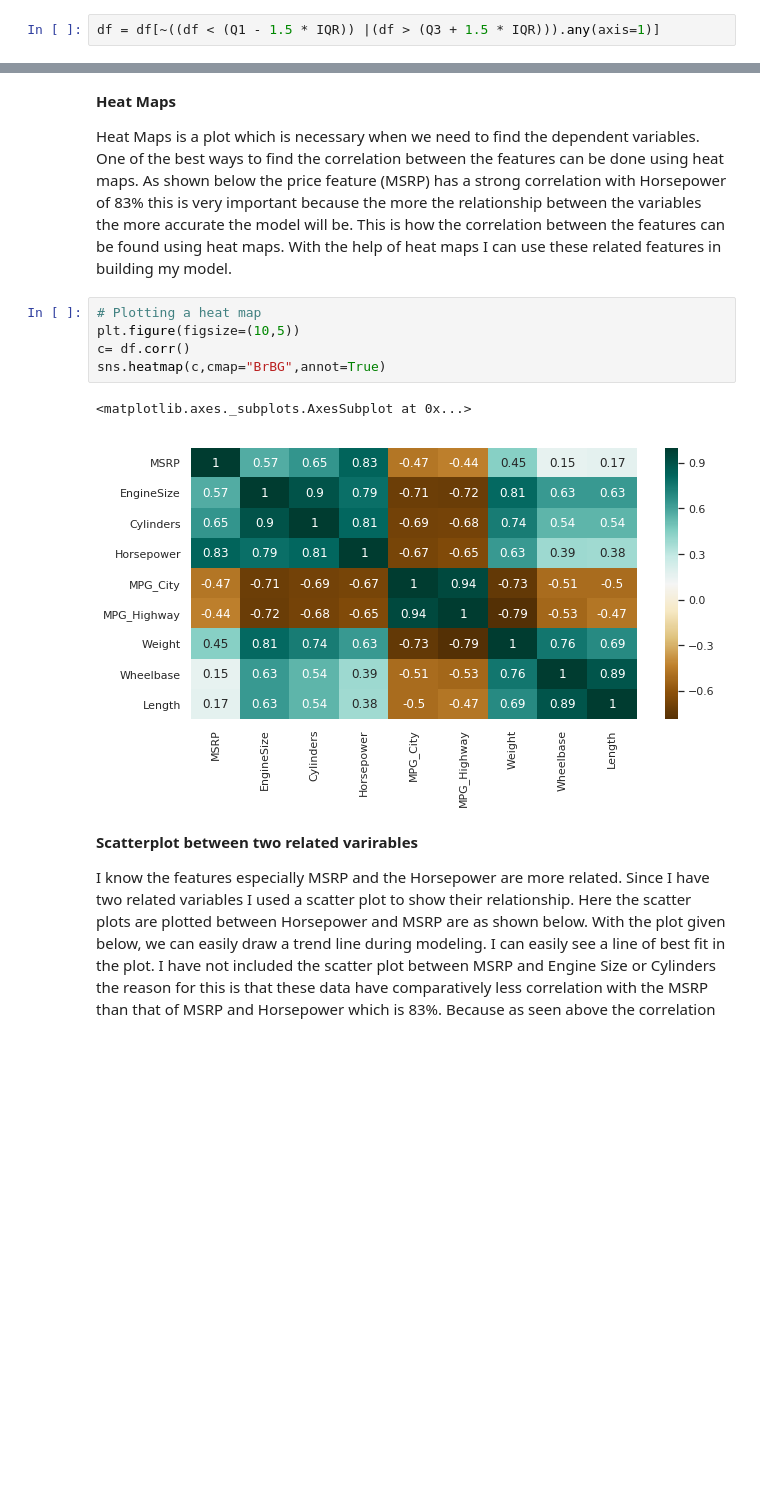
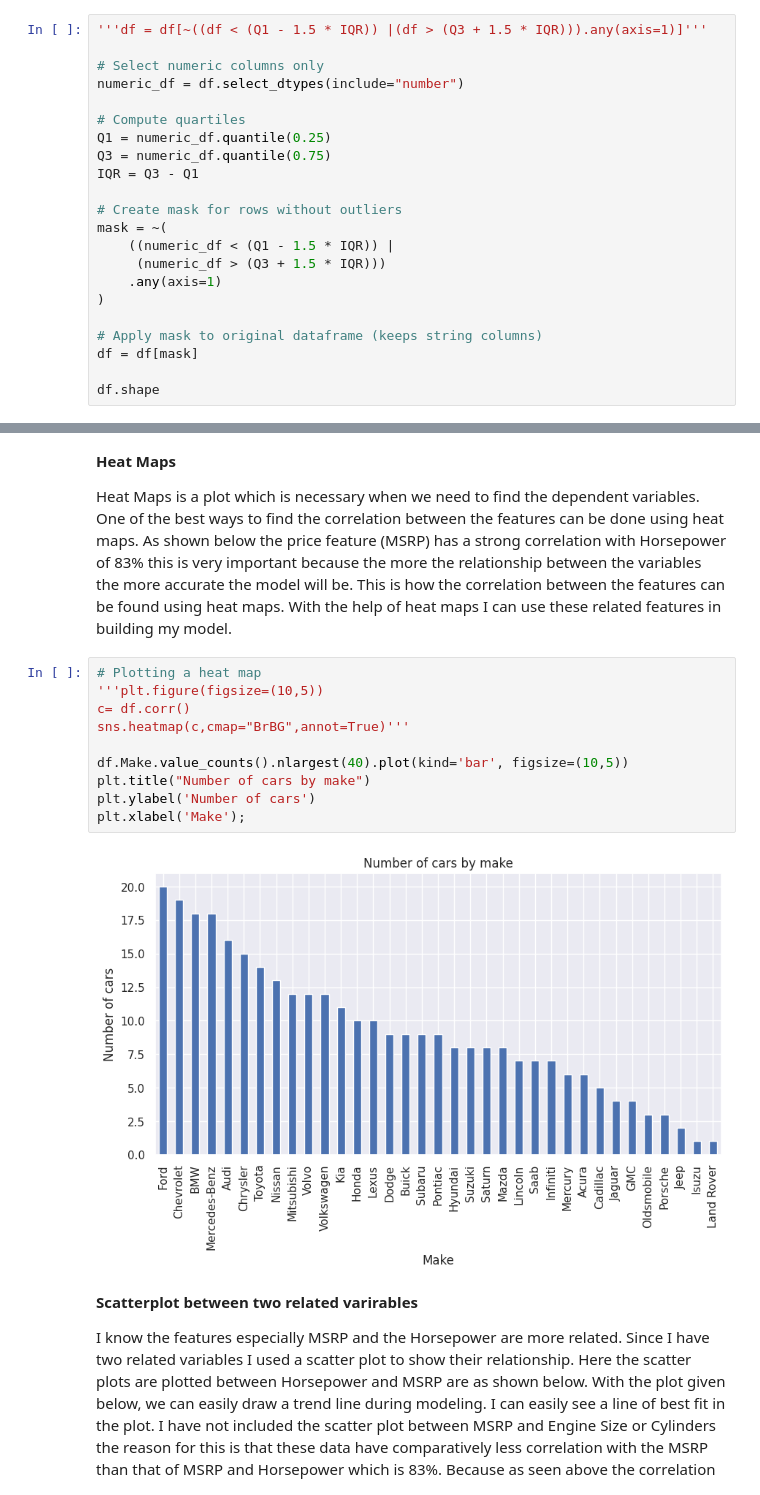
Before and after one commit to thuanguyen/course_learning, a Jupyter notebook: couresa/c4_command_lines_tools/Exploratory_data_Analysis_2.ipynb, the cells around one changed output, grey strips where cells are left out. Saved outputs shown, nothing was run; the diff lists cells and outputs as text; blank space fills up the shorter version.

```diff
--- a/couresa/c4_command_lines_tools/Exploratory_data_Analysis_2.ipynb
+++ b/couresa/c4_command_lines_tools/Exploratory_data_Analysis_2.ipynb
@@ -257,5 +304,25 @@ Weight           872.25
 Wheelbase          9.00
 Length            16.00
 dtype: float64
-# %%
-df = df[~((df < (Q1 - 1.5 * IQR)) |(df > (Q3 + 1.5 * IQR))).any(axis=1)]
+# %%
+'''df = df[~((df < (Q1 - 1.5 * IQR)) |(df > (Q3 + 1.5 * IQR))).any(axis=1)]'''
+
+# Select numeric columns only
+numeric_df = df.select_dtypes(include="number")
+
+# Compute quartiles
+Q1 = numeric_df.quantile(0.25)
+Q3 = numeric_df.quantile(0.75)
+IQR = Q3 - Q1
+
+# Create mask for rows without outliers
+mask = ~(
+    ((numeric_df < (Q1 - 1.5 * IQR)) |
+     (numeric_df > (Q3 + 1.5 * IQR)))
+    .any(axis=1)
+)
+
+# Apply mask to original dataframe (keeps string columns)
+df = df[mask]
+
+df.shape
@@ -311,12 +380,16 @@ plt.xlabel('Make');
 Heat Maps is a plot which is necessary when we need to find the dependent variables. One of the best ways to find the correlation between the features can be done using heat maps. As shown below the price feature (MSRP) has a strong correlation with Horsepower of 83% this is very important because the more the relationship between the variables the more accurate the model will be. This is how the correlation between the features can be found using heat maps. With the help of heat maps I can use these related features in building my model.
 # %%
 # Plotting a heat map
-plt.figure(figsize=(10,5))
+'''plt.figure(figsize=(10,5))
 c= df.corr()
-sns.heatmap(c,cmap="BrBG",annot=True)
+sns.heatmap(c,cmap="BrBG",annot=True)'''
+
+df.Make.value_counts().nlargest(40).plot(kind='bar', figsize=(10,5))
+plt.title("Number of cars by make")
+plt.ylabel('Number of cars')
+plt.xlabel('Make');
 # %% [output]
-<matplotlib.axes._subplots.AxesSubplot at 0x...>
-[figure, old version]
+[figure, new version]
 # %% [markdown]
 **Scatterplot between two related varirables**
 
```
Also changed, not shown: parts of 9 cells of this notebook, 1 other file.
